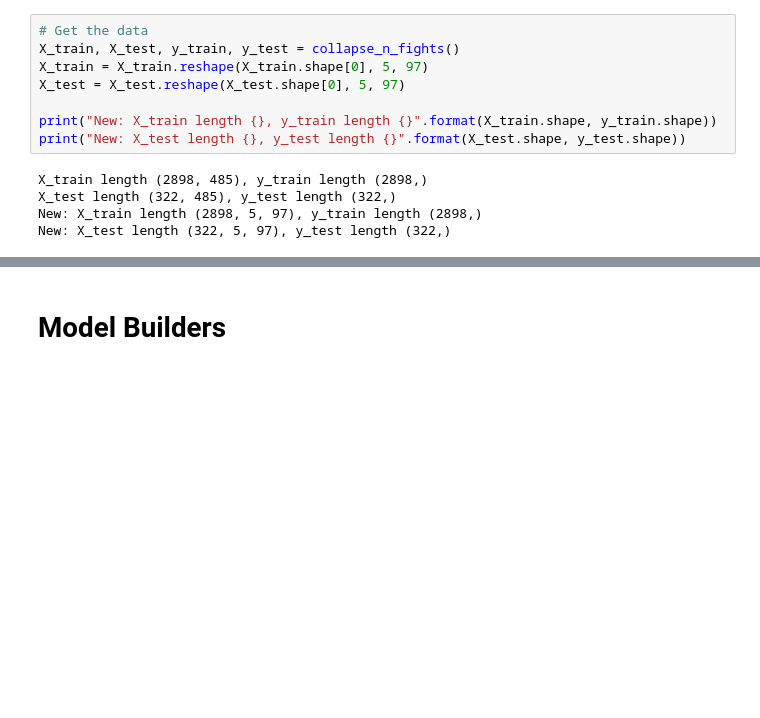
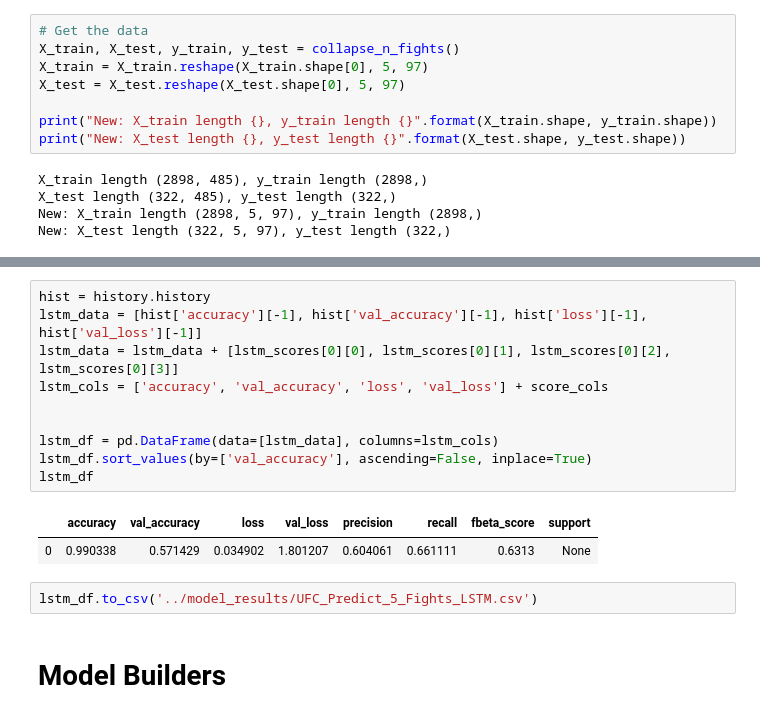
Before and after one commit to JamesPeralta/UFC-Fight-Predictor, a Jupyter notebook: predict_on_last_n_fights/Predict_Using_Last_N_Fights.ipynb, the cells around one changed output, grey strips where cells are left out. Saved outputs shown, nothing was run; the diff lists cells and outputs as text; blank space fills up the shorter version.

```diff
--- a/predict_on_last_n_fights/Predict_Using_Last_N_Fights.ipynb
+++ b/predict_on_last_n_fights/Predict_Using_Last_N_Fights.ipynb
@@ -218,3 +260,18 @@ _________________________________________________________________
+# %%
+hist = history.history
+lstm_data = [hist['accuracy'][-1], hist['val_accuracy'][-1], hist['loss'][-1], hist['val_loss'][-1]]
+lstm_data = lstm_data + [lstm_scores[0][0], lstm_scores[0][1], lstm_scores[0][2], lstm_scores[0][3]]
+lstm_cols = ['accuracy', 'val_accuracy', 'loss', 'val_loss'] + score_cols
+
+
+lstm_df = pd.DataFrame(data=[lstm_data], columns=lstm_cols)
+lstm_df.sort_values(by=['val_accuracy'], ascending=False, inplace=True)
+lstm_df
+# %% [output]
+|  | accuracy | val_accuracy | loss | val_loss | precision | recall | fbeta_score | support |
+| 0 | 0.990338 | 0.571429 | 0.034902 | 1.801207 | 0.604061 | 0.661111 | 0.6313 | None |
+# %%
+lstm_df.to_csv('../model_results/UFC_Predict_5_Fights_LSTM.csv')
 # %% [markdown]
 # Model Builders
 # %%
```
Also changed, not shown: parts of 21 cells of this notebook, 5 other files.
